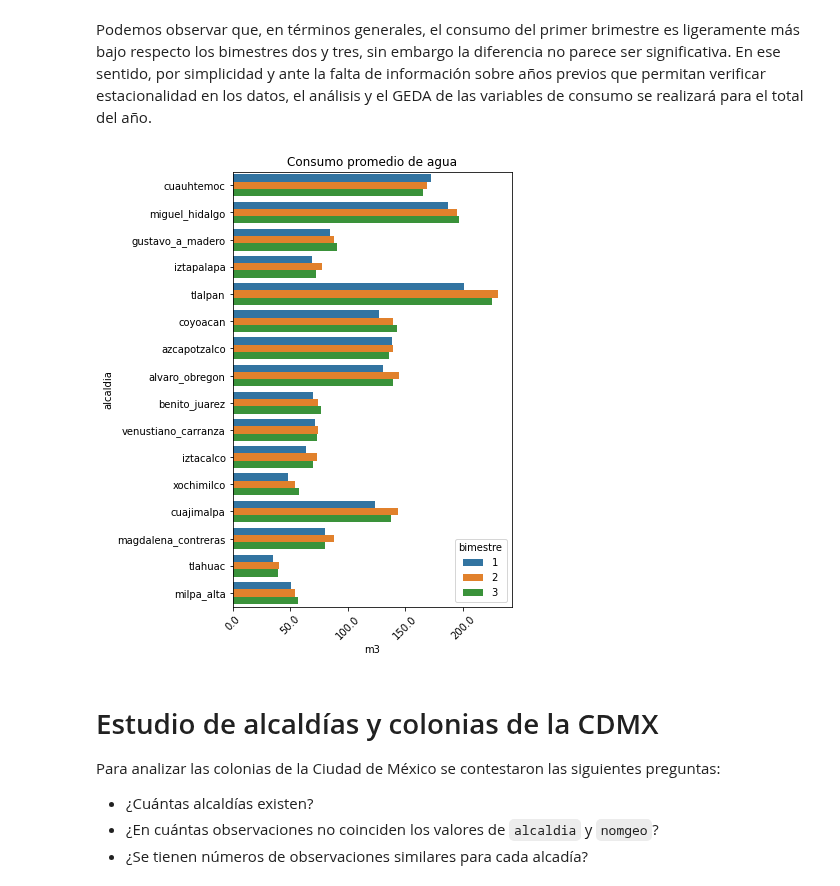
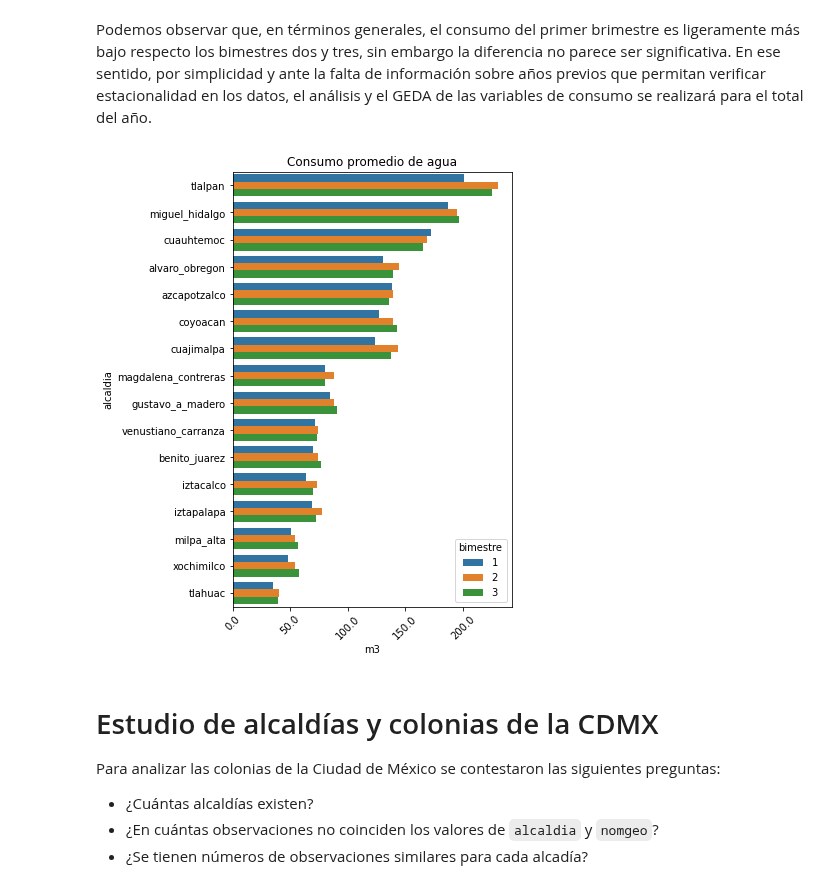
Before and after one commit to lechugaa/intro_ds_p1_consumo_agua, a Jupyter notebook: agua_profiling_expo.ipynb, the cells around one changed output. Cells and saved outputs as stored; diff of their text form; code cells hidden in the pictures.

```diff
--- a/agua_profiling_expo.ipynb
+++ b/agua_profiling_expo.ipynb
@@ -692,17 +692,17 @@ Podemos observar que, en términos generales, el consumo del primer brimestre es
 # %%
 f = plt.subplots(figsize=(5, 8))
 
 g_cp = sns.barplot(y = "alcaldia", x = "consumo_prom", hue = "bimestre", data = data, ci = None,
-order = ["cuauhtemoc", "miguel_hidalgo","gustavo_a_madero", "iztapalapa", "tlalpan", "coyoacan",  "azcapotzalco",
-         "alvaro_obregon", "benito_juarez", "venustiano_carranza",  "iztacalco", "xochimilco", "cuajimalpa",
-         "magdalena_contreras", "tlahuac", "milpa_alta"])
+order = ["tlalpan", "miguel_hidalgo", "cuauhtemoc","alvaro_obregon","azcapotzalco", "coyoacan","cuajimalpa",
+         "magdalena_contreras", "gustavo_a_madero", "venustiano_carranza","benito_juarez",   "iztacalco",
+         "iztapalapa", "milpa_alta",  "xochimilco",   "tlahuac", ])
 g_cp.set(title='Consumo promedio de agua',xlabel='m3', ylabel='alcaldia');
 for item in g_cp.get_xticklabels():
     item.set_rotation(45)
 xlabels = ['{:,}'.format(x) for x in g_cp.get_xticks()]
 g_cp.set_xticklabels(xlabels);
 # %% [output]
-[figure, old version]
+[figure, new version]
 # %% [markdown]
 # Estudio de alcaldías y colonias de la CDMX
 
```
